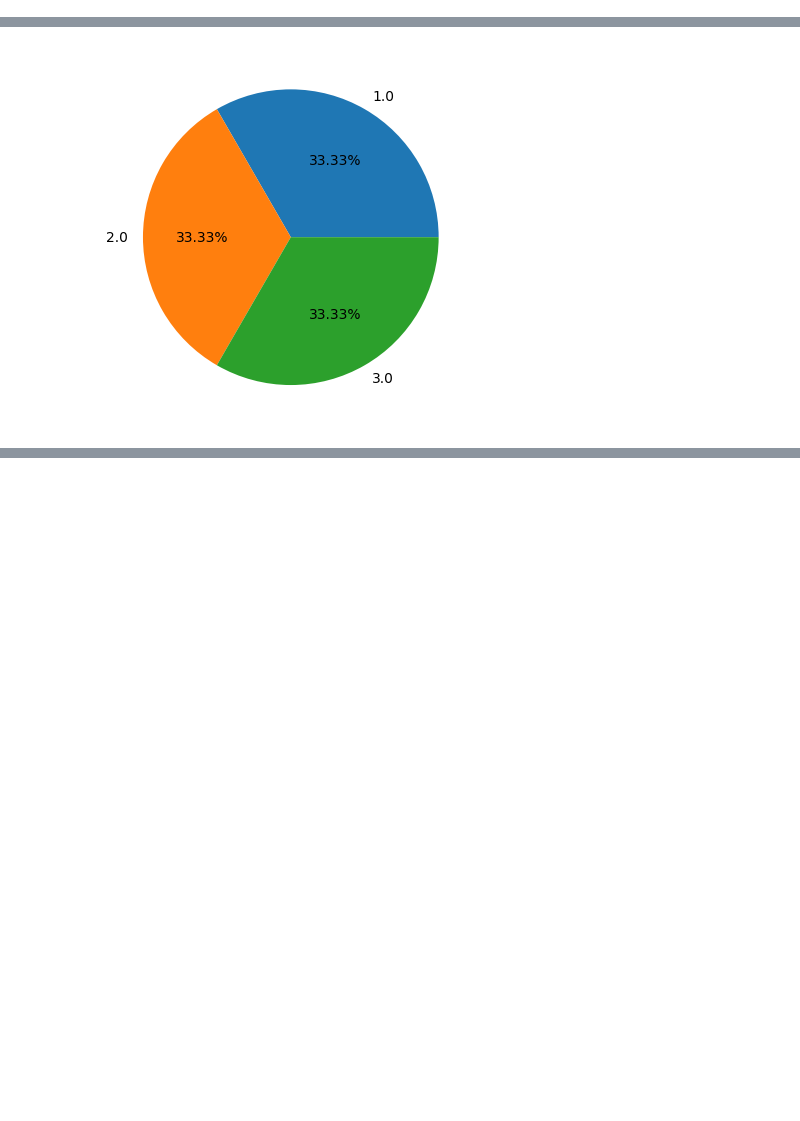
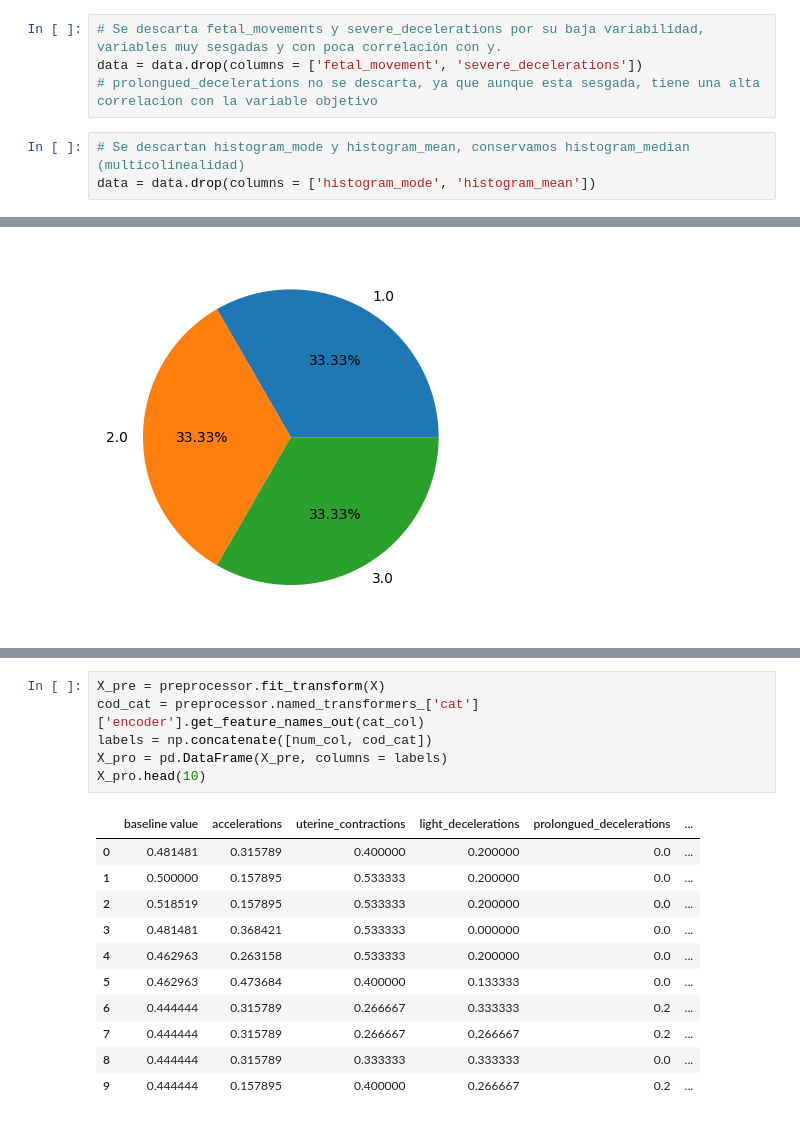
Before and after one commit to miguel142434/trabajo_clasificacion, a Jupyter notebook: clasificacion_caso2.ipynb, the cells around one changed output, grey strips where cells are left out. Saved outputs shown, nothing was run; the diff lists cells and outputs as text; blank space fills up the shorter version.

```diff
--- a/clasificacion_caso2.ipynb
+++ b/clasificacion_caso2.ipynb
@@ -131,3 +134,10 @@ plt.show()
+# %%
+# Se descarta fetal_movements y severe_decelerations por su baja variabilidad, variables muy sesgadas y con poca correlación con y.
+data = data.drop(columns = ['fetal_movement', 'severe_decelerations'])
+# prolongued_decelerations no se descarta, ya que aunque esta sesgada, tiene una alta correlacion con la variable objetivo
+# %%
+# Se descartan histogram_mode y histogram_mean, conservamos histogram_median (multicolinealidad)
+data = data.drop(columns = ['histogram_mode', 'histogram_mean'])
 # %%
 #BALANCEO DE Y
 data_high = data[data['fetal_health'] == 1]
@@ -173,0 +224,18 @@ plt.show()
+# %%
+X_pre = preprocessor.fit_transform(X)
+cod_cat = preprocessor.named_transformers_['cat']['encoder'].get_feature_names_out(cat_col)
+labels = np.concatenate([num_col, cod_cat])
+X_pro = pd.DataFrame(X_pre, columns = labels)
+X_pro.head(10)
+# %% [output]
+|  | baseline value | accelerations | uterine_contractions | light_decelerations | prolongued_decelerations | ... |
+| 0 | 0.481481 | 0.315789 | 0.400000 | 0.200000 | 0.0 | ... |
+| 1 | 0.500000 | 0.157895 | 0.533333 | 0.200000 | 0.0 | ... |
+| 2 | 0.518519 | 0.157895 | 0.533333 | 0.200000 | 0.0 | ... |
+| 3 | 0.481481 | 0.368421 | 0.533333 | 0.000000 | 0.0 | ... |
+| 4 | 0.462963 | 0.263158 | 0.533333 | 0.200000 | 0.0 | ... |
+| 5 | 0.462963 | 0.473684 | 0.400000 | 0.133333 | 0.0 | ... |
+| 6 | 0.444444 | 0.315789 | 0.266667 | 0.333333 | 0.2 | ... |
+| 7 | 0.444444 | 0.315789 | 0.266667 | 0.266667 | 0.2 | ... |
+| 8 | 0.444444 | 0.315789 | 0.333333 | 0.333333 | 0.0 | ... |
+| 9 | 0.444444 | 0.157895 | 0.400000 | 0.266667 | 0.2 | ... |
```
Also changed, not shown: parts of 9 cells of this notebook.
